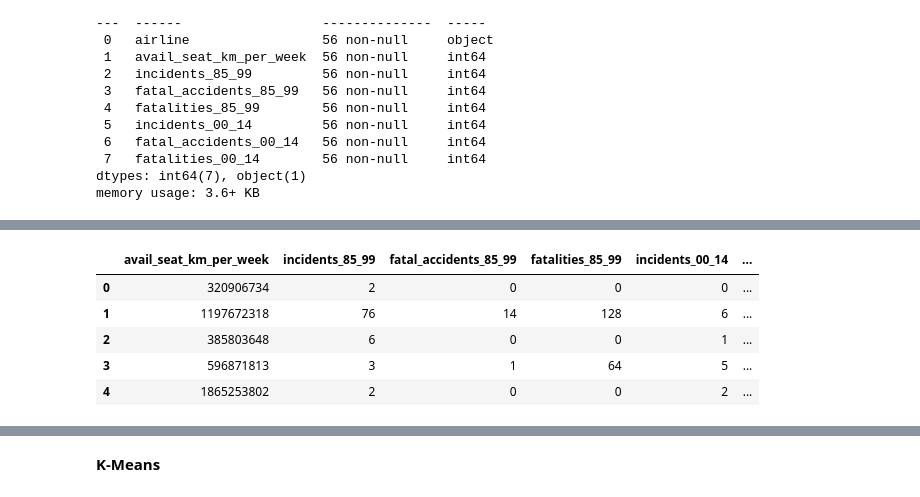
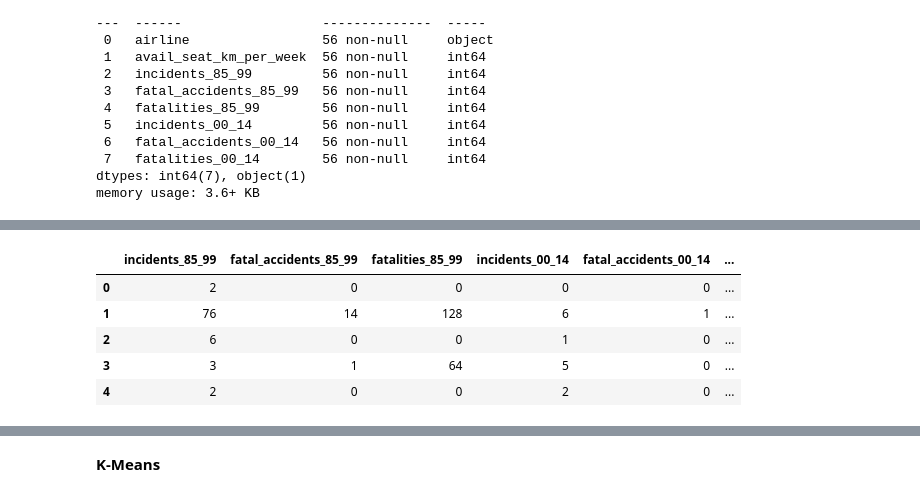
Before and after one commit to TheFrankdalorian/IMT_574, a Jupyter notebook: Week5/Homework/5.6_Clustering.ipynb, the cells around one changed output, grey strips where cells are left out. Drawn from its saved outputs; the diff is of its cells as text; code cells hidden in the pictures.

```diff
--- a/Week5/Homework/5.6_Clustering.ipynb
+++ b/Week5/Homework/5.6_Clustering.ipynb
@@ -90,11 +80,12 @@ airline_dataset=df.copy()
 # %%
 airline_dataset['airline_id'] = airline_dataset.index + 1
 airline_dataset = airline_dataset.drop(['airline'], axis=1)
+airline_dataset = airline_dataset.drop(['avail_seat_km_per_week'], axis=1)
 airline_dataset.head()
 # %% [output]
-|  | avail_seat_km_per_week | incidents_85_99 | fatal_accidents_85_99 | fatalities_85_99 | incidents_00_14 | ... |
-| 0 | 320906734 | 2 | 0 | 0 | 0 | ... |
-| 1 | 1197672318 | 76 | 14 | 128 | 6 | ... |
-| 2 | 385803648 | 6 | 0 | 0 | 1 | ... |
-| 3 | 596871813 | 3 | 1 | 64 | 5 | ... |
-| 4 | 1865253802 | 2 | 0 | 0 | 2 | ... |
+|  | incidents_85_99 | fatal_accidents_85_99 | fatalities_85_99 | incidents_00_14 | fatal_accidents_00_14 | ... |
+| 0 | 2 | 0 | 0 | 0 | 0 | ... |
+| 1 | 76 | 14 | 128 | 6 | 1 | ... |
+| 2 | 6 | 0 | 0 | 1 | 0 | ... |
+| 3 | 3 | 1 | 64 | 5 | 0 | ... |
+| 4 | 2 | 0 | 0 | 2 | 0 | ... |
```
Also changed, not shown: parts of 46 cells of this notebook.
